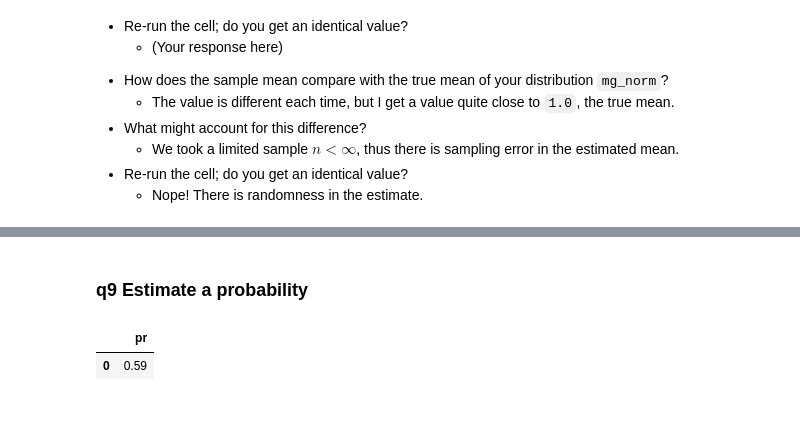
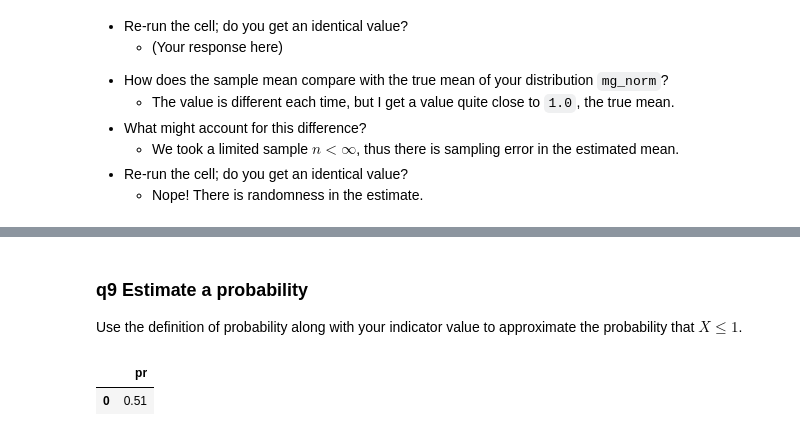
Before and after one commit to zdelrosario/evc-course, a Jupyter notebook: exercises/e-stat04-distributions-master.ipynb, the cells around one changed output, grey strips where cells are left out. Saved outputs shown, nothing was run; the diff lists cells and outputs as text; code cells hidden in the pictures.

```diff
--- a/exercises/e-stat04-distributions-master.ipynb
+++ b/exercises/e-stat04-distributions-master.ipynb
@@ -568,15 +628,31 @@ assert \
 # %% [markdown]
 ### __q9__ Estimate a probability
+
+Use the definition of probability along with your indicator value to approximate the probability that $X \leq 1$.
 # %%
-## TASK:
-(
+## TASK: Estimate the probability; call that column `pr`
+df_pr = (
     df_ind
+# task-begin
+    ## TODO: Estimate the probability using the indicator value `ind`
+# task-end
 # solution-begin
     >> gr.tf_summarize(pr=gr.mean(DF.ind))
 # solution-end
 )
+
+# NOTE: No need to edit; use this to check your work
+assert \
+    "pr" in df_pr.columns, \
+    "The result df_pr does not have the column `pr`"
+
+assert \
+    df_pr.pr.values[0] == df_ind.ind.mean(), \
+    "The value of df_pr.pr is incorrect"
+
+df_pr
 # %% [output]
 |  | pr |
-| 0 | 0.59 |
+| 0 | 0.51 |
 # %% [markdown]
 ## Probability of Failure
```
Also changed, not shown: parts of 49 cells of this notebook.
